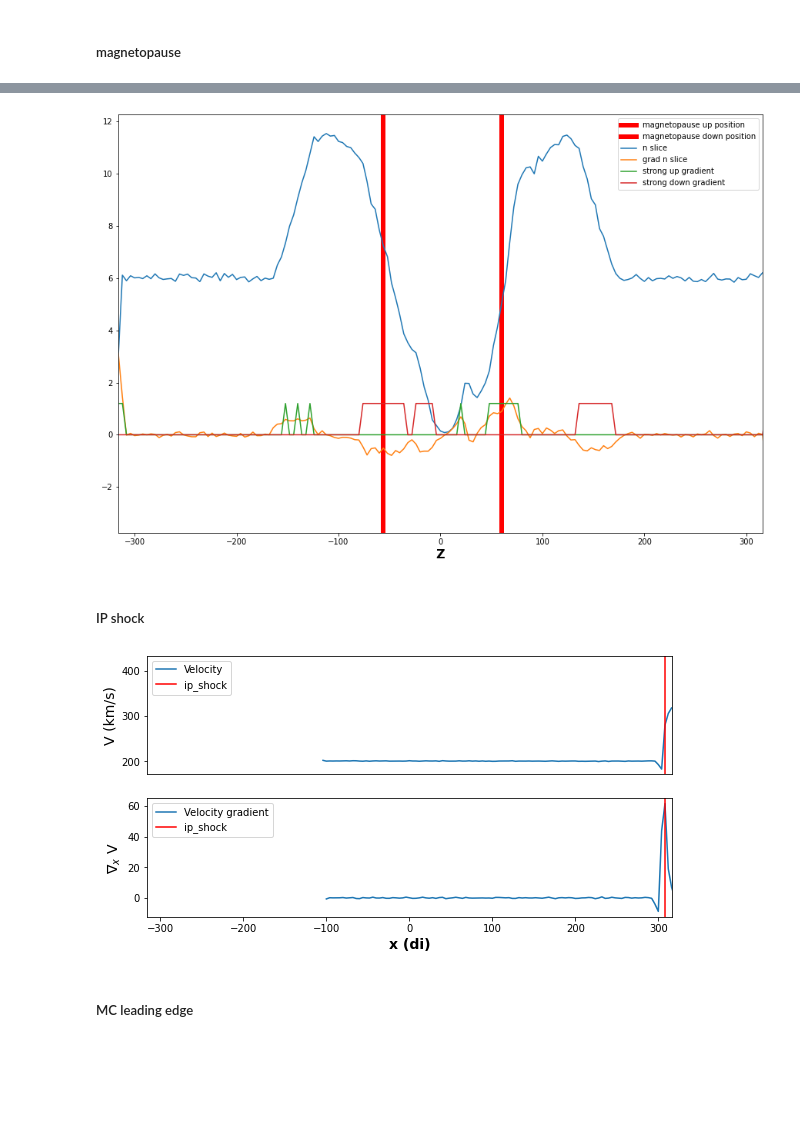
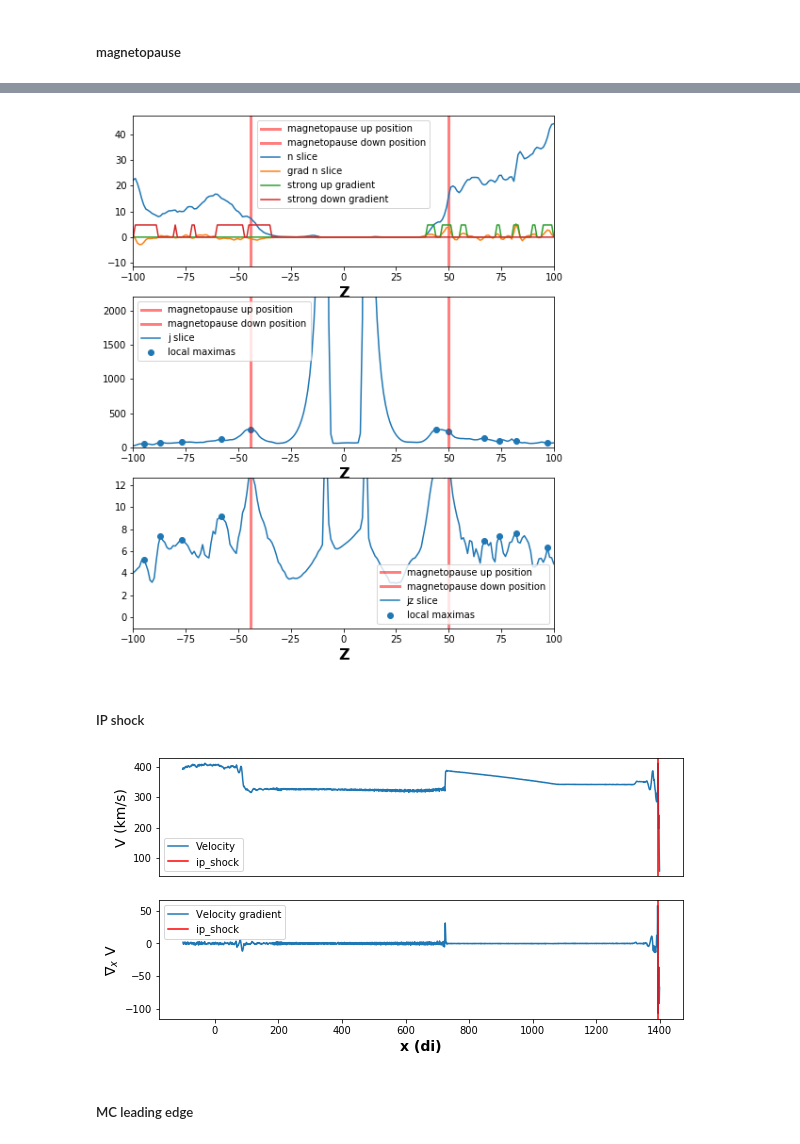
Before and after one commit to cmoissar/Jupyter-Notebooks, a Jupyter notebook: Story_Writer.ipynb, the cells around one changed output, grey strips where cells are left out. Cells and saved outputs as stored; diff of their text form; code cells hidden in the pictures; blank space fills up the shorter version.

```diff
--- a/Story_Writer.ipynb
+++ b/Story_Writer.ipynb
@@ -139,10 +63,10 @@ rcParams["figure.figsize"] = [9.4, 4.8]
 Cluster = 'Zoidberg'
 Cluster = 'Curie'
 Cluster = 'Occ'
-run_name = '20_04_23_very_rough_big_one_Bz-By-_re' #'RUN_NAME'
+run_name = '20_07_07_big_one_1' #'RUN_NAME'
 
 loop = False #LOOP #(LOOP is a boolean)
-time = 180 #TIME
+time = 241# TIME
 time = '%05d' % time    # Change the time to string format, needed by functions
 
 filepath = '../' + Cluster + '/' + run_name + '/ncfiles/'
@@ -158,8 +82,8 @@ print(f'time dump (in 1/omega_ci): {time}')
 
 #This is used by the functions find_ip_shock(N, V) and find_mc_leading_edge(B)
 metadata = {'t_shock_entrance' : 130,
-            't_shock_exit'     : 220,
+            't_shock_exit'     : 240,
             't_MC_entrance'    : 130,
-            't_MC_exit'        : 260}
+            't_MC_exit'        : 270}
 #todo: autodefine t_collision? maybe from story_reader will be easier, as lines will cross on the multivariate plot
 # %% [output]
@@ -575,25 +639,59 @@ print(coord_magnetopause_down)
 # %%
 from matplotlib.gridspec    import GridSpec
 
 plt.close('all')
-plt.figure(figsize=(15, 10))
-gs = GridSpec(1, 1)
+plt.figure(figsize=(8, 10))
+gs = GridSpec(4, 1)
 
 axe = plt.subplot(gs[0])
 axe.set_xlabel(str_coord, weight='bold', fontsize=16)
-axe.axvline(coord_magnetopause_up   , color='red', linewidth=6, label="magnetopause up position")
-axe.axvline(coord_magnetopause_down , color='red', linewidth=6, label="magnetopause down position")
+axe.axvline(coord_magnetopause_up   , color='red', linewidth=3, alpha=0.5, label="magnetopause up position")
+axe.axvline(coord_magnetopause_down , color='red', linewidth=3, alpha=0.5, label="magnetopause down position")
 axe.plot(coord, n_slice, label='n slice')
 axe.plot(coord, np.gradient(n_slice), label = 'grad n slice')
-axe.plot(coord, 1.2*test_grad_n_up, label='strong up gradient')
-axe.plot(coord, 1.2*test_grad_n_down, label='strong down gradient')
+axe.plot(coord, 0.1*axe.get_ylim()[1]*test_grad_n_up, label='strong up gradient')
+axe.plot(coord, 0.1*axe.get_ylim()[1]*test_grad_n_down, label='strong down gradient')
 axe.set_xlim([min(coord), abs(min(coord))])
+axe.set_xlim([-100, 100])
+axe.legend()
+
+axe = plt.subplot(gs[1], sharex=axe)
+axe.set_xlabel(str_coord, weight='bold', fontsize=16)
+axe.axvline(coord_magnetopause_up   , color='red', linewidth=3, alpha=0.5, label="magnetopause up position")
+axe.axvline(coord_magnetopause_down , color='red', linewidth=3, alpha=0.5, label="magnetopause down position")
+axe.plot(coord, j_slice, label='j slice')
+axe.scatter(coord[maximums], j_slice[maximums], label='local maximas')
+ymax = 90 #0.1*np.nanmax(j_slice)
+axe.set_ylim([-1, ymax])
+# axe.plot(coord, 1000*np.gradient(n_slice), label = '1000*grad n slice')
+# axe.plot(coord, 0.5*ymax*test_grad_n_up, label='strong up gradient')
+# axe.plot(coord, 0.5*ymax*test_grad_n_down, label='strong down gradient')
+axe.legend()
+
+axe = plt.subplot(gs[2], sharex=axe)
+axe.set_xlabel(str_coord, weight='bold', fontsize=16)
+axe.axvline(coord_magnetopause_up   , color='red', linewidth=3, alpha=0.5, label="magnetopause up position")
+axe.axvline(coord_magnetopause_down , color='red', linewidth=3, alpha=0.5, label="magnetopause down position")
+axe.plot(coord, jz_slice, label='jz slice')
+axe.scatter(coord[maximums], jz_slice[maximums], label='local maximas')
+ymax = 50 #0.8*np.nanmax(jz_slice)
+axe.set_ylim([-1, ymax])
+axe.legend()
+
+axe = plt.subplot(gs[3], sharex=axe)
+axe.set_xlabel(str_coord, weight='bold', fontsize=16)
+axe.axvline(coord_magnetopause_up   , color='red', linewidth=3, alpha=0.5, label="magnetopause up position")
+axe.axvline(coord_magnetopause_down , color='red', linewidth=3, alpha=0.5, label="magnetopause down position")
+axe.plot(coord, jyz_slice, label=r'$\sqrt{j_y^2+j_z^2}$')
+axe.scatter(coord[maximums], jyz_slice[maximums], label='local maximas')
+ymax = 70 #0.8*np.nanmax(jz_slice)
+axe.set_ylim([-1, ymax])
 axe.legend()
 
 if not(loop):
     plt.show()
 # %% [output]
-[figure, old version]
+[figure, new version]
 # %% [markdown]
 ##### IP shock
 # %%
@@ -617,7 +716,7 @@ plt.close('all')
 plt.figure()
 gs = GridSpec(2, 1)
 
-axe = plt.subplot(gs[0], sharex=axe)
+axe = plt.subplot(gs[0])
 axe.plot(coord, v_slice, label='Velocity')
 axe.set_ylabel('V (km/s)', fontsize='14')
 axe.axvline(coord[ix_ip_shock], color='red', label="ip_shock")
@@ -636,7 +735,7 @@ if not(loop):
 
     plt.show()
 # %% [output]
-[figure, old version]
+[figure, new version]
 # %% [markdown]
 ##### MC leading edge
 # %%
```
Also changed, not shown: parts of 53 cells of this notebook, 4 other files.
